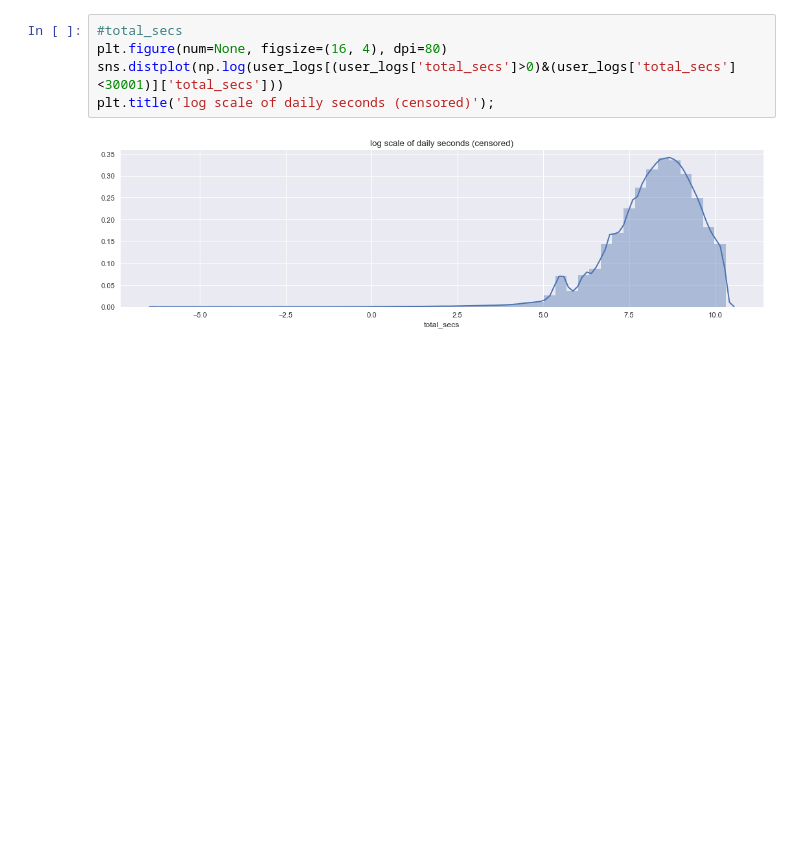
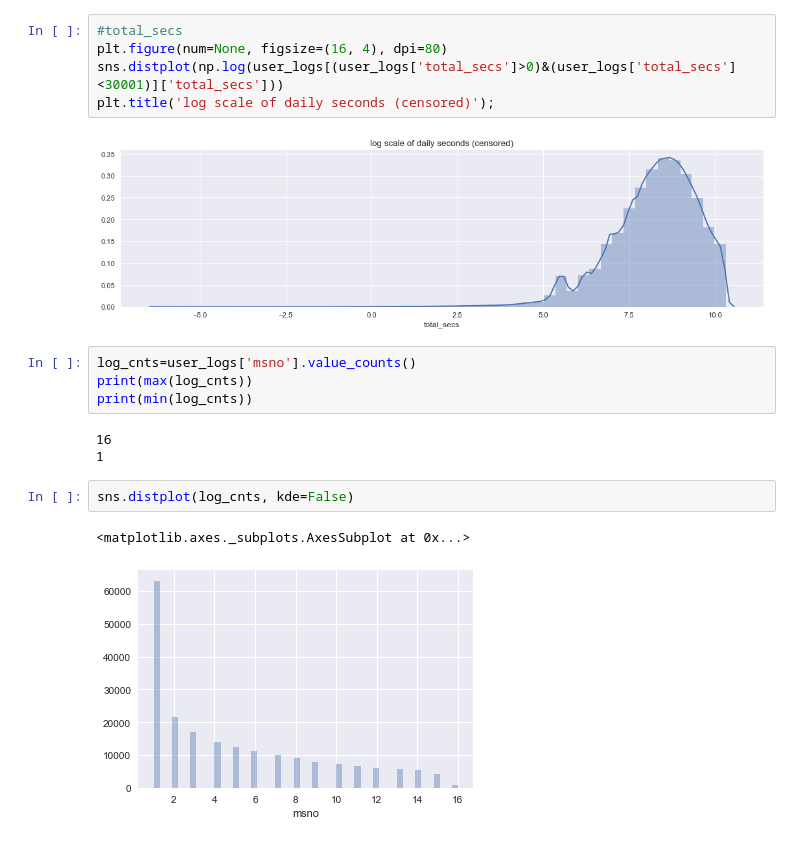
Before and after one commit to calestini/Kcompetition, a Jupyter notebook: DataWrangling.ipynb, the cells around one changed output. Drawn from its saved outputs; the diff is of its cells as text; blank space fills up the shorter version.

```diff
--- a/DataWrangling.ipynb
+++ b/DataWrangling.ipynb
@@ -177,3 +220,15 @@ sns.distplot(np.log(user_logs[(user_logs['total_secs']>0)&(user_logs['total_secs
 plt.title('log scale of daily seconds (censored)');
 # %% [output]
 [figure]
+# %%
+log_cnts=user_logs['msno'].value_counts()
+print(max(log_cnts))
+print(min(log_cnts))
+# %% [output]
+16
+1
+# %%
+sns.distplot(log_cnts, kde=False)
+# %% [output]
+<matplotlib.axes._subplots.AxesSubplot at 0x...>
+[figure, added]
```
Also changed, not shown: parts of 8 cells of this notebook.
